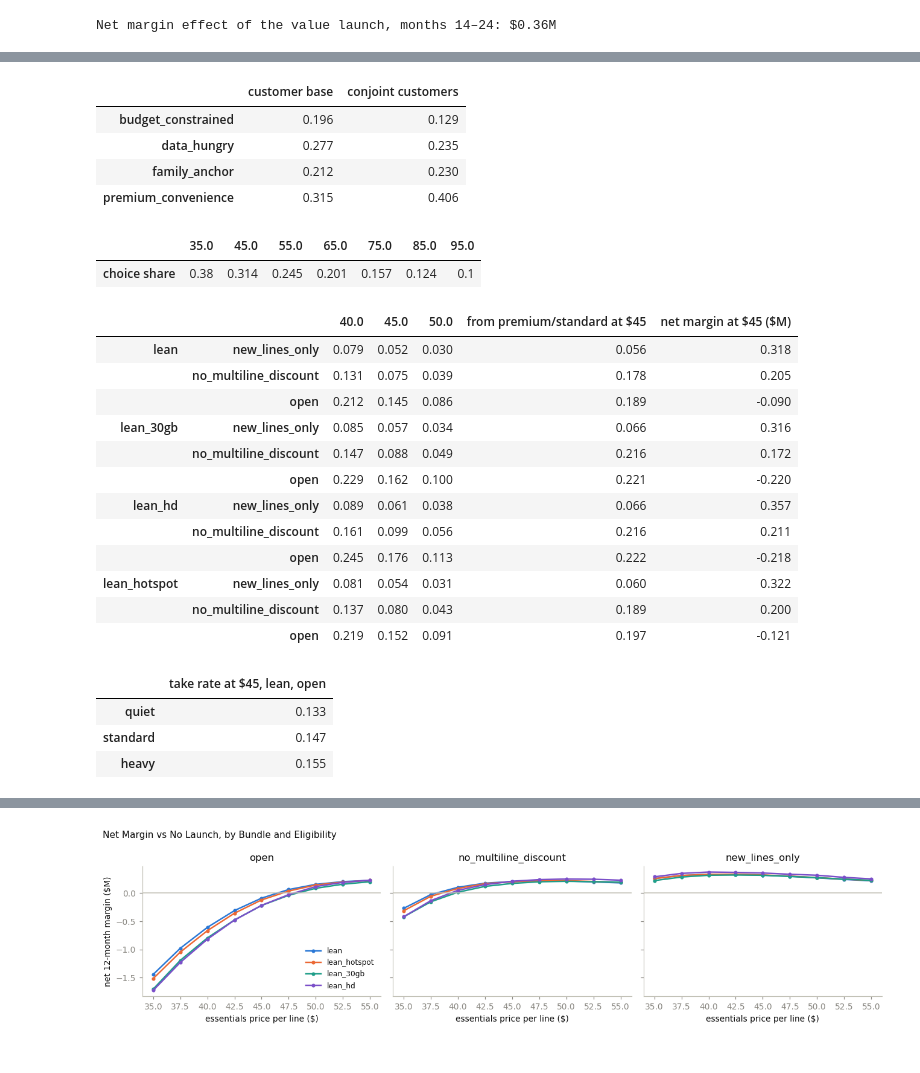
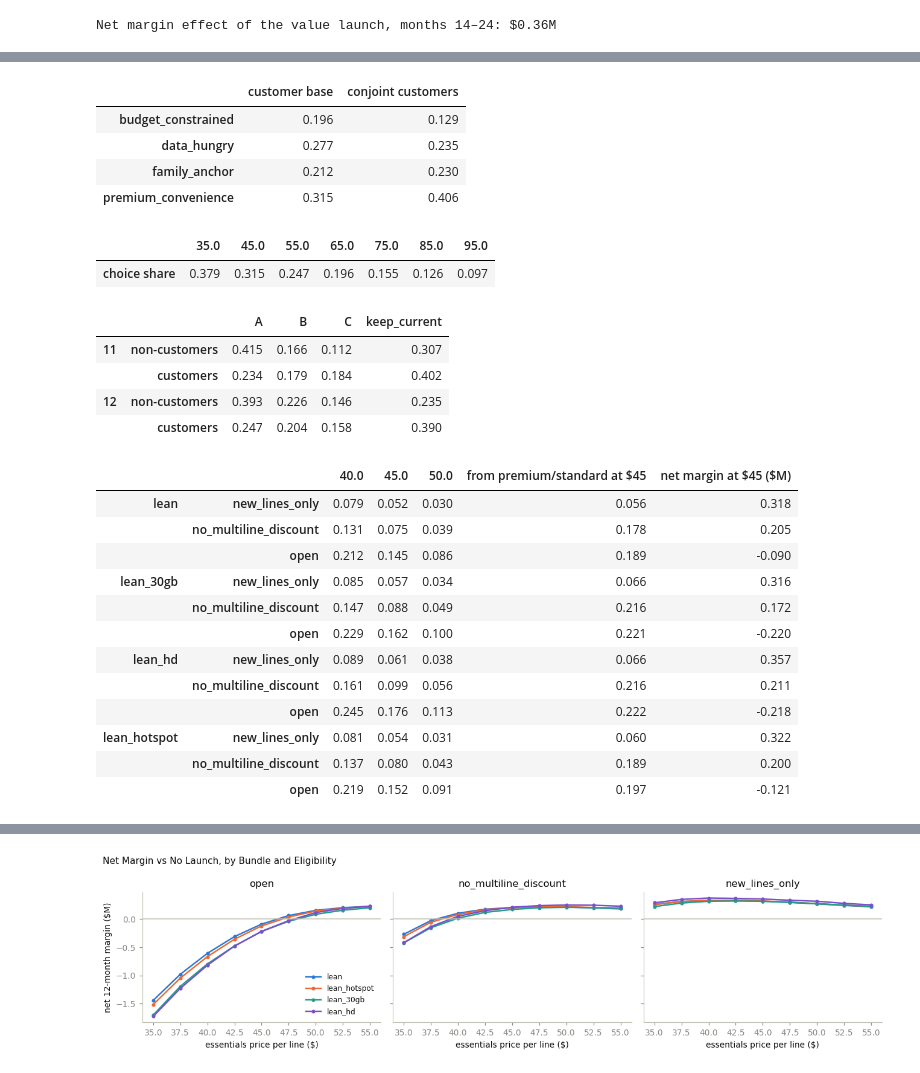
Before and after one commit to paforsey/data-science-portfolio, a Jupyter notebook: case-studies/rate-plan-cannibalization/data/00_generate_and_validate_data.ipynb, the cells around one changed output, grey strips where cells are left out. Cells and saved outputs as stored; diff of their text form; code cells hidden in the pictures.

```diff
--- a/case-studies/rate-plan-cannibalization/data/00_generate_and_validate_data.ipynb
+++ b/case-studies/rate-plan-cannibalization/data/00_generate_and_validate_data.ipynb
@@ -1069,10 +1088,18 @@ def simulate_conjoint(state, price, rng):
         rng.choice(others, n_other, replace = False, p = weight[others] / weight[others].sum()),
     ]
 
-    hid = np.repeat(respondents, N_TASKS * N_PROFILES)
-    profiles = {k: rng.choice(v, size = len(hid)) for k, v in CONJOINT_LEVELS.items()}
-    profiles['stream_tier'] = profiles['stream_tier'].astype(float)
-    profiles['roaming_tier'] = profiles['roaming_tier'].astype(float)
+    n_resp = len(respondents)
+    n_all = N_TASKS + N_HOLDOUT_TASKS
+    holdouts = np.array(CONJOINT_HOLDOUTS, dtype = float)
+    profiles = {
+        k: np.concatenate([
+            rng.choice(levels, size = (n_resp, N_TASKS, N_PROFILES)).astype(float),
+            np.broadcast_to(holdouts[:, :, i], (n_resp, N_HOLDOUT_TASKS, N_PROFILES)),
+        ], axis = 1).ravel()
+        for i, (k, levels) in enumerate(CONJOINT_LEVELS.items())
+    }
+
+    hid = np.repeat(respondents, n_all * N_PROFILES)
     V_profiles = SP_SCALE * profile_utility(hid, profiles, SP_PRICE_ATTENUATION).reshape(-1, N_PROFILES)
 
     current = state[respondents]
@@ -1091,19 +1118,19 @@ def simulate_conjoint(state, price, rng):
         np.where(CARRIER[current] == 'outside', t['asc_outside'][respondents], 0.0) +
         0.5 * t['inertia'][respondents] + SP_KEEP_CURRENT_BIAS
     )
-    V_current = SP_SCALE * np.repeat(V_current, N_TASKS)
+    V_current = SP_SCALE * np.repeat(V_current, n_all)
 
     V = np.column_stack([V_profiles, V_current])
     chosen = (V + rng.gumbel(size = V.shape)).argmax(axis = 1)
 
-    n_tasks = len(respondents) * N_TASKS
     long = pd.DataFrame({
-        'respondent_id': np.repeat(respondents, N_TASKS * (N_PROFILES + 1)),
-        'task': np.tile(np.repeat(np.arange(1, N_TASKS + 1), N_PROFILES + 1), len(respondents)),
-        'option': np.tile(['A', 'B', 'C', 'keep_current'], n_tasks),
+        'respondent_id': np.repeat(respondents, n_all * (N_PROFILES + 1)),
+        'task': np.tile(np.repeat(np.arange(1, n_all + 1), N_PROFILES + 1), n_resp),
+        'option': np.tile(['A', 'B', 'C', 'keep_current'], n_resp * n_all),
     })
+    long['is_holdout'] = long['task'] > N_TASKS
     for k in CONJOINT_LEVELS:
-        stacked = np.column_stack([profiles[k].reshape(-1, N_PROFILES), np.repeat(current_features[k], N_TASKS)])
+        stacked = np.column_stack([profiles[k].reshape(-1, N_PROFILES), np.repeat(current_features[k], n_all)])
         long[k] = stacked.ravel()
     long['price_per_line'] = long['price_per_line'].round(2)
     long['chosen'] = (np.arange(N_PROFILES + 1)[None, :] == chosen[:, None]).ravel()
@@ -1127,7 +1154,8 @@ def simulate_conjoint(state, price, rng):
 
 conjoint, conjoint_respondents = simulate_conjoint(state_m24, history_portfolio(N_MONTHS, None)['price'], RNG)
 display(
-    conjoint[conjoint['chosen']].groupby('option').size().div(len(conjoint_respondents) * N_TASKS).round(3)
-        .to_frame('choice share').rename_axis(None)
+    conjoint[conjoint['chosen']].groupby(['is_holdout', 'option']).size()
+        .div(conjoint[conjoint['chosen']].groupby('is_holdout').size(), level = 'is_holdout').unstack('is_holdout').round(3)
+        .rename(columns = {False: 'randomized tasks', True: 'holdout tasks'}).rename_axis(None).rename_axis(None, axis = 1)
 )
 # %% [output]
@@ -1814,8 +1946,15 @@ customer_classes = truth.loc[accounts['account_id'], 'latent_class'].value_count
 sample_classes = truth.loc[conjoint_respondents.loc[conjoint_respondents['is_customer'], 'respondent_id'], 'latent_class'].value_counts(normalize = True)
 display(pd.DataFrame({'customer base': customer_classes, 'conjoint customers': sample_classes}).reindex(CLASSES).round(3).rename_axis(None))
 
-profiles_only = conjoint[conjoint['option'] != 'keep_current']
+profiles_only = conjoint[(conjoint['option'] != 'keep_current') & ~conjoint['is_holdout']]
 display(profiles_only.groupby('price_per_line')['chosen'].mean().round(3).to_frame('choice share').rename_axis(None).T)
+
+holdout_shares = (
+    conjoint[conjoint['is_holdout'] & conjoint['chosen']]
+        .merge(conjoint_respondents[['respondent_id', 'is_customer']], on = 'respondent_id')
+        .groupby(['task', 'is_customer'])['option'].value_counts(normalize = True).unstack('option').fillna(0)
+)
+display(holdout_shares.round(3).rename(index = {True: 'customers', False: 'non-customers'}, level = 'is_customer').rename_axis([None, None]).rename_axis(None, axis = 1))
 
 display(
     summary['take rate'].unstack('essentials_price').loc[:, [40.0, 45.0, 50.0]].round(3)
@@ -1823,48 +1962,49 @@ display(
         .join(summary['net margin (12 mo, $M)'].xs(REFERENCE_PRICE, level = 'essentials_price').round(3).rename('net margin at $45 ($M)'))
         .rename_axis([None, None])
 )
 
 ref_households = counterfactual_launch[counterfactual_launch['essentials_price'] == REFERENCE_PRICE]
 intensity = HH['launch_intensity'][ref_households['household_id'].to_numpy()]
 own_b = ref_households['state_b'].isin(ALTS[:4]).to_numpy()
 by_intensity = pd.Series(ref_households['state_b'].eq('essentials').to_numpy()[own_b]).groupby(intensity[own_b]).mean()
 display(by_intensity.rename(index = {0: 'quiet', 1: 'standard', 2: 'heavy'}).round(3).to_frame('take rate at $45, lean, open').rename_axis(None))
 
 fig, axes = plt.subplots(1, 3, figsize = (12, 3.1), sharey = True)
 for ax, eligibility in zip(axes, ELIGIBILITY):
     for bundle, color in zip(ESSENTIALS_BUNDLES, [ACCENT, ACCENT2, '#1f9e89', '#7b4fc9']):
         s = summary.xs((bundle, eligibility), level = ['bundle', 'eligibility'])['net margin (12 mo, $M)']
         ax.plot(s.index, s.values, marker = 'o', markersize = 3, linewidth = 1.6, color = color, label = bundle)
     ax.axhline(0, color = BASELINE, linewidth = 1)
     ax.set_title(eligibility)
     ax.set_xlabel('essentials price per line ($)')
 axes[0].set_ylabel('net 12-month margin ($M)')
 axes[0].legend(frameon = False, fontsize = 8)
 fig.suptitle('Net Margin vs No Launch, by Bundle and Eligibility', fontsize = 10, x = 0.01, ha = 'left')
 plt.tight_layout()
 plt.show()
 # %% [output]
 |  | customer base | conjoint customers |
 | budget_constrained | 0.196 | 0.129 |
 | data_hungry | 0.277 | 0.235 |
 | family_anchor | 0.212 | 0.230 |
 | premium_convenience | 0.315 | 0.406 |
 |  | 35.0 | 45.0 | 55.0 | 65.0 | 75.0 | 85.0 | 95.0 |
-| choice share | 0.38 | 0.314 | 0.245 | 0.201 | 0.157 | 0.124 | 0.1 |
+| choice share | 0.379 | 0.315 | 0.247 | 0.196 | 0.155 | 0.126 | 0.097 |
-|  |  | 40.0 | 45.0 | 50.0 | from premium/standard at $45 | net margin at $45 ($M) |
-| lean | new_lines_only | 0.079 | 0.052 | 0.030 | 0.056 | 0.318 |
-|  | no_multiline_discount | 0.131 | 0.075 | 0.039 | 0.178 | 0.205 |
-|  | open | 0.212 | 0.145 | 0.086 | 0.189 | -0.090 |
-| lean_30gb | new_lines_only | 0.085 | 0.057 | 0.034 | 0.066 | 0.316 |
-|  | no_multiline_discount | 0.147 | 0.088 | 0.049 | 0.216 | 0.172 |
-|  | open | 0.229 | 0.162 | 0.100 | 0.221 | -0.220 |
-| lean_hd | new_lines_only | 0.089 | 0.061 | 0.038 | 0.066 | 0.357 |
-|  | no_multiline_discount | 0.161 | 0.099 | 0.056 | 0.216 | 0.211 |
-|  | open | 0.245 | 0.176 | 0.113 | 0.222 | -0.218 |
-| lean_hotspot | new_lines_only | 0.081 | 0.054 | 0.031 | 0.060 | 0.322 |
-|  | no_multiline_discount | 0.137 | 0.080 | 0.043 | 0.189 | 0.200 |
-|  | open | 0.219 | 0.152 | 0.091 | 0.197 | -0.121 |
+|  |  | A | B | C | keep_current |
+| 11 | non-customers | 0.415 | 0.166 | 0.112 | 0.307 |
+|  | customers | 0.234 | 0.179 | 0.184 | 0.402 |
+| 12 | non-customers | 0.393 | 0.226 | 0.146 | 0.235 |
+|  | customers | 0.247 | 0.204 | 0.158 | 0.390 |
-|  | take rate at $45, lean, open |
-| quiet | 0.133 |
-| standard | 0.147 |
-| heavy | 0.155 |
+|  |  | 40.0 | 45.0 | 50.0 | from premium/standard at $45 | net margin at $45 ($M) |
+| lean | new_lines_only | 0.079 | 0.052 | 0.030 | 0.056 | 0.318 |
+|  | no_multiline_discount | 0.131 | 0.075 | 0.039 | 0.178 | 0.205 |
+|  | open | 0.212 | 0.145 | 0.086 | 0.189 | -0.090 |
+| lean_30gb | new_lines_only | 0.085 | 0.057 | 0.034 | 0.066 | 0.316 |
+|  | no_multiline_discount | 0.147 | 0.088 | 0.049 | 0.216 | 0.172 |
+|  | open | 0.229 | 0.162 | 0.100 | 0.221 | -0.220 |
+| lean_hd | new_lines_only | 0.089 | 0.061 | 0.038 | 0.066 | 0.357 |
+|  | no_multiline_discount | 0.161 | 0.099 | 0.056 | 0.216 | 0.211 |
+|  | open | 0.245 | 0.176 | 0.113 | 0.222 | -0.218 |
+| lean_hotspot | new_lines_only | 0.081 | 0.054 | 0.031 | 0.060 | 0.322 |
+|  | no_multiline_discount | 0.137 | 0.080 | 0.043 | 0.189 | 0.200 |
+|  | open | 0.219 | 0.152 | 0.091 | 0.197 | -0.121 |
```
Also changed, not shown: parts of 12 cells of this notebook, 2 other files.
